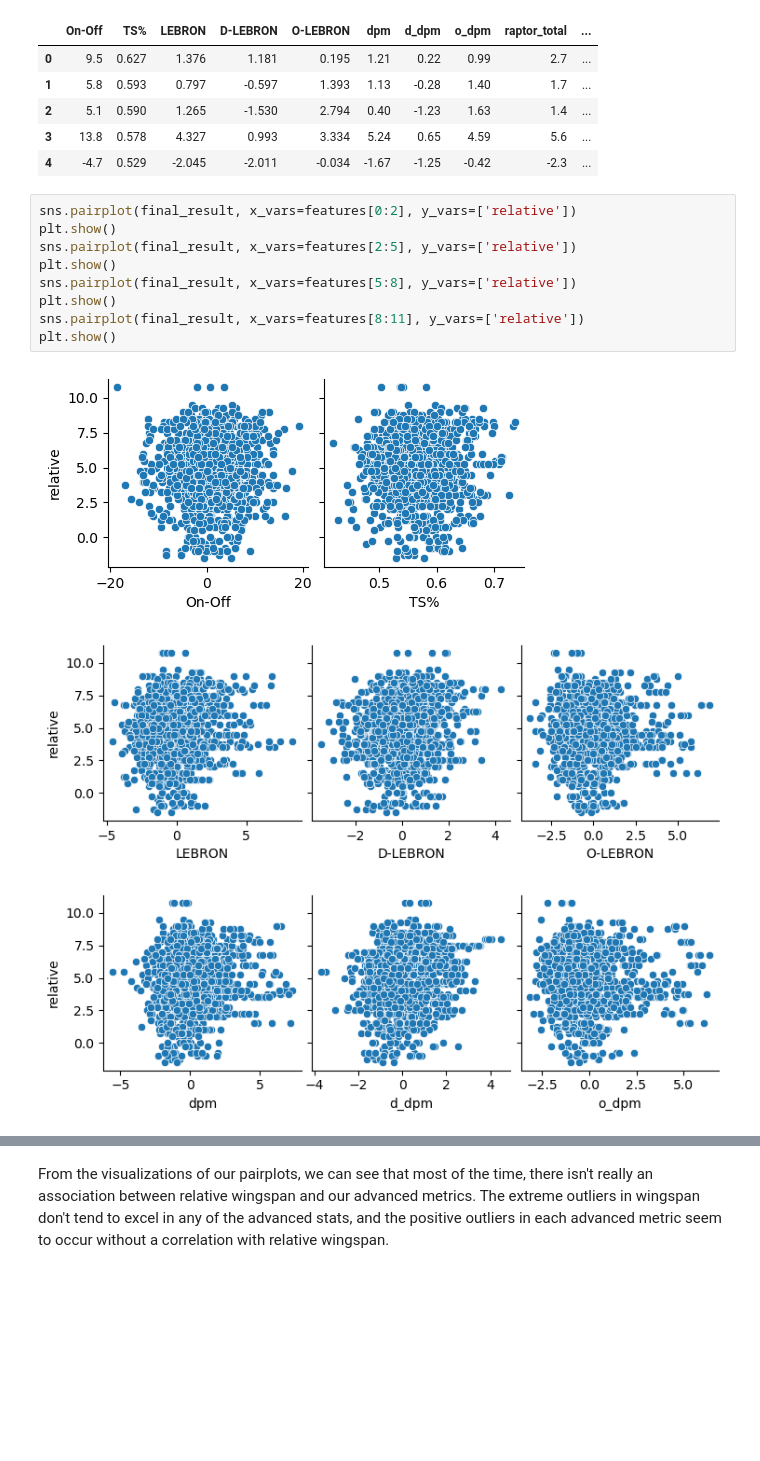
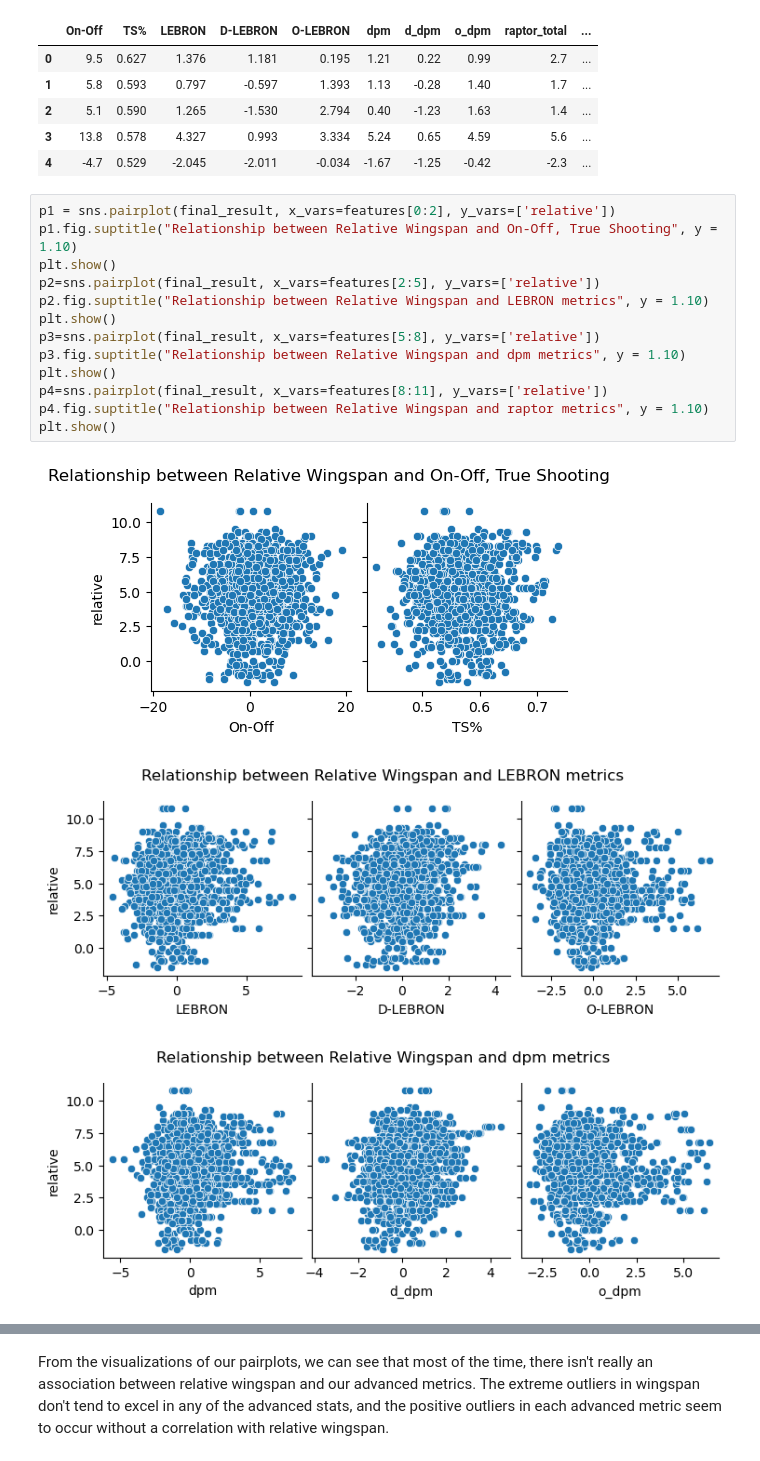
Before and after one commit to COGS108/Group135_WI26, a Jupyter notebook: 03-FinalProject.ipynb, the cells around one changed output, grey strips where cells are left out. Cells and saved outputs as stored; diff of their text form; blank space fills up the shorter version.

```diff
--- a/03-FinalProject.ipynb
+++ b/03-FinalProject.ipynb
@@ -735,15 +739,19 @@ Number of features:
 | 3 | 13.8 | 0.578 | 4.327 | 0.993 | 3.334 | 5.24 | 0.65 | 4.59 | 5.6 | ... |
 | 4 | -4.7 | 0.529 | -2.045 | -2.011 | -0.034 | -1.67 | -1.25 | -0.42 | -2.3 | ... |
 # %%
-sns.pairplot(final_result, x_vars=features[0:2], y_vars=['relative'])
+p1 = sns.pairplot(final_result, x_vars=features[0:2], y_vars=['relative'])
+p1.fig.suptitle("Relationship between Relative Wingspan and On-Off, True Shooting", y = 1.10)
 plt.show()
-sns.pairplot(final_result, x_vars=features[2:5], y_vars=['relative'])
+p2=sns.pairplot(final_result, x_vars=features[2:5], y_vars=['relative'])
+p2.fig.suptitle("Relationship between Relative Wingspan and LEBRON metrics", y = 1.10)
 plt.show()
-sns.pairplot(final_result, x_vars=features[5:8], y_vars=['relative'])
+p3=sns.pairplot(final_result, x_vars=features[5:8], y_vars=['relative'])
+p3.fig.suptitle("Relationship between Relative Wingspan and dpm metrics", y = 1.10)
 plt.show()
-sns.pairplot(final_result, x_vars=features[8:11], y_vars=['relative'])
+p4=sns.pairplot(final_result, x_vars=features[8:11], y_vars=['relative'])
+p4.fig.suptitle("Relationship between Relative Wingspan and raptor metrics", y = 1.10)
 plt.show()
 # %% [output]
-[figure, old version]
+[figure, new version]
-[figure, old version]
+[figure, new version]
-[figure, old version]
+[figure, new version]
```
Also changed, not shown: parts of 26 cells of this notebook.
